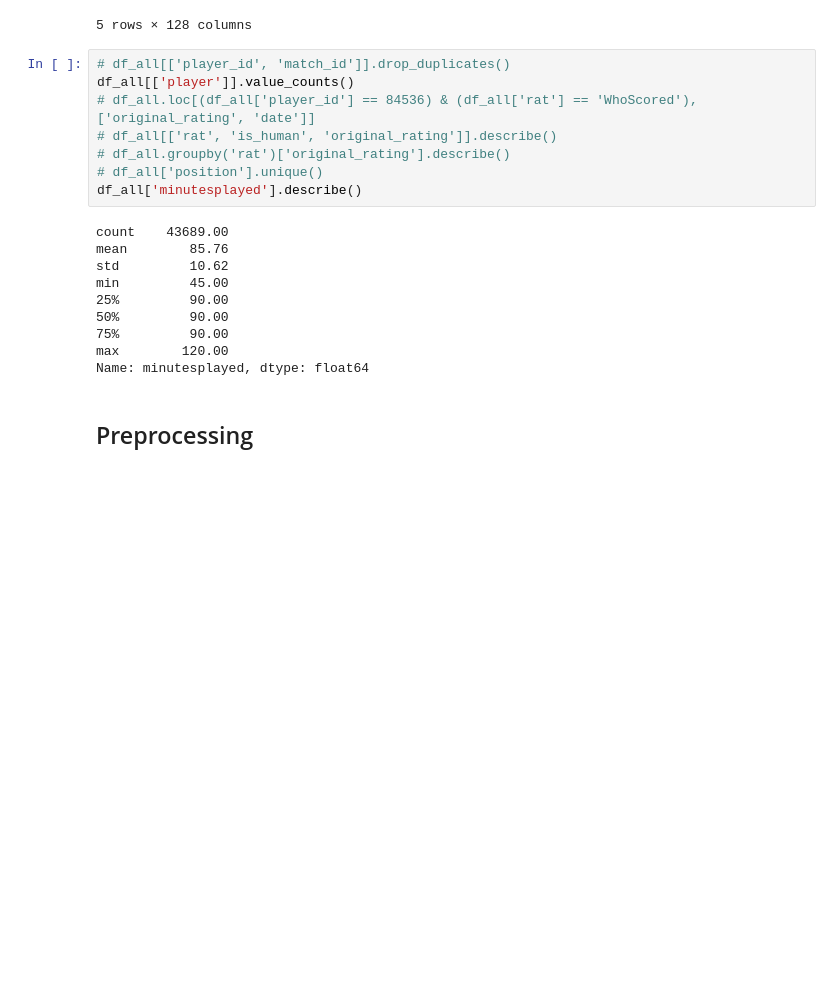
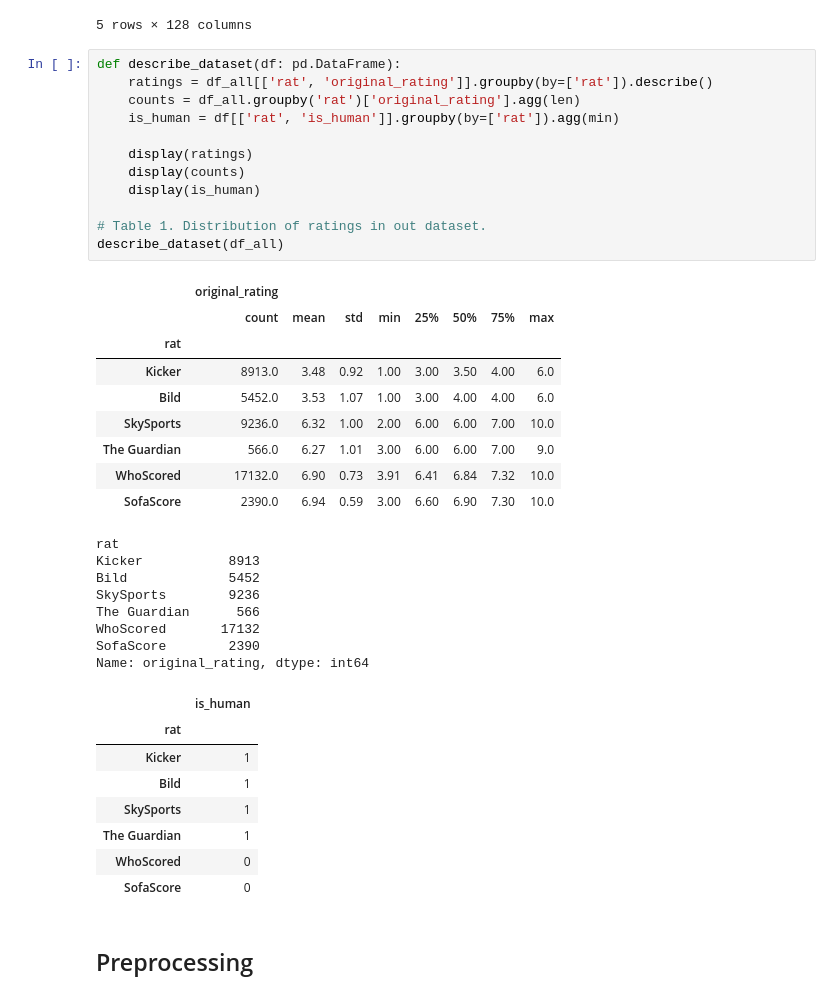
Before and after one commit to ahmetayrnc/supercrunchers, a Jupyter notebook: analysis.ipynb, the cells around one changed output. Saved outputs shown, nothing was run; the diff lists cells and outputs as text; blank space fills up the shorter version.

Commit message:
generate figures for rating distributuion

```diff
--- a/analysis.ipynb
+++ b/analysis.ipynb
@@ -49,24 +51,44 @@ df_all.head()
 | 3 | 4 | Euro 2016 | 102 | 2016-06-10 | France - Romania, 2 - 1 | 1694390 | Romania | 11944 | Mihai Pintilii | ... |
 | 4 | 5 | Euro 2016 | 102 | 2016-06-10 | France - Romania, 2 - 1 | 1694390 | Romania | 11944 | Mihai Pintilii | ... |
 5 rows × 128 columns
-# %%
-# df_all[['player_id', 'match_id']].drop_duplicates()
-df_all[['player']].value_counts()
-# df_all.loc[(df_all['player_id'] == 84536) & (df_all['rat'] == 'WhoScored'), ['original_rating', 'date']]
-# df_all[['rat', 'is_human', 'original_rating']].describe()
-# df_all.groupby('rat')['original_rating'].describe()
-# df_all['position'].unique()
-df_all['minutesplayed'].describe()
-# %% [output]
-count    43689.00
-mean        85.76
-std         10.62
-min         45.00
-25%         90.00
-50%         90.00
-75%         90.00
-max        120.00
-Name: minutesplayed, dtype: float64
+# %%
+def describe_dataset(df: pd.DataFrame):
+    ratings = df_all[['rat', 'original_rating']].groupby(by=['rat']).describe()
+    counts = df_all.groupby('rat')['original_rating'].agg(len)
+    is_human = df[['rat', 'is_human']].groupby(by=['rat']).agg(min)
+
+    display(ratings)
+    display(counts)
+    display(is_human)
+
+# Table 1. Distribution of ratings in out dataset.
+describe_dataset(df_all)
+# %% [output]
+|  | original_rating |  |  |  |  |  |  |  |
+|  | count | mean | std | min | 25% | 50% | 75% | max |
+| rat |  |  |  |  |  |  |  |  |
+| Kicker | 8913.0 | 3.48 | 0.92 | 1.00 | 3.00 | 3.50 | 4.00 | 6.0 |
+| Bild | 5452.0 | 3.53 | 1.07 | 1.00 | 3.00 | 4.00 | 4.00 | 6.0 |
+| SkySports | 9236.0 | 6.32 | 1.00 | 2.00 | 6.00 | 6.00 | 7.00 | 10.0 |
+| The Guardian | 566.0 | 6.27 | 1.01 | 3.00 | 6.00 | 6.00 | 7.00 | 9.0 |
+| WhoScored | 17132.0 | 6.90 | 0.73 | 3.91 | 6.41 | 6.84 | 7.32 | 10.0 |
+| SofaScore | 2390.0 | 6.94 | 0.59 | 3.00 | 6.60 | 6.90 | 7.30 | 10.0 |
+rat
+Kicker           8913
+Bild             5452
+SkySports        9236
+The Guardian      566
+WhoScored       17132
+SofaScore        2390
+Name: original_rating, dtype: int64
+|  | is_human |
+| rat |  |
+| Kicker | 1 |
+| Bild | 1 |
+| SkySports | 1 |
+| The Guardian | 1 |
+| WhoScored | 0 |
+| SofaScore | 0 |
 # %% [markdown]
 ## Preprocessing
 # %%
```
Also changed, not shown: parts of 11 cells of this notebook.
